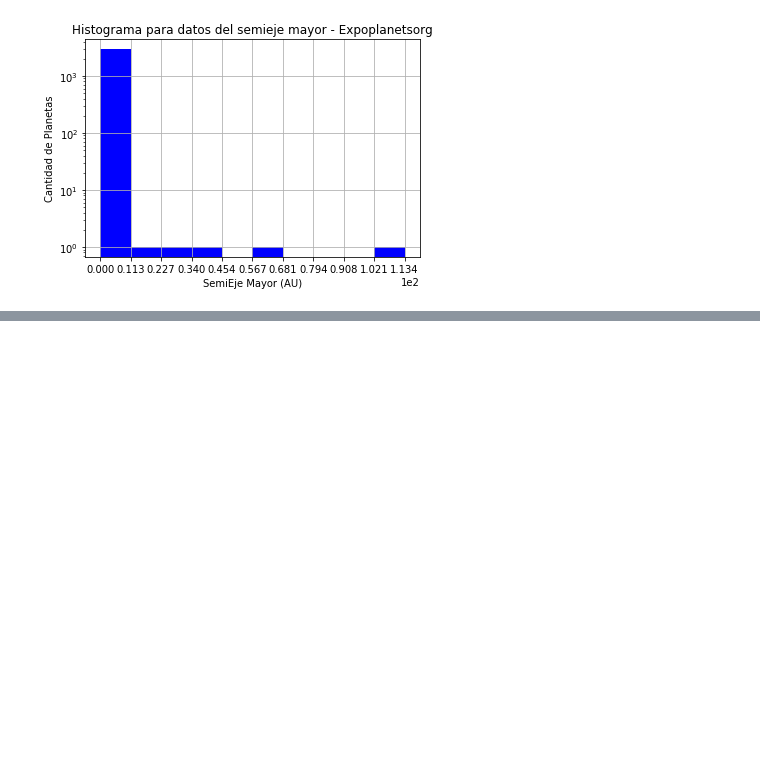
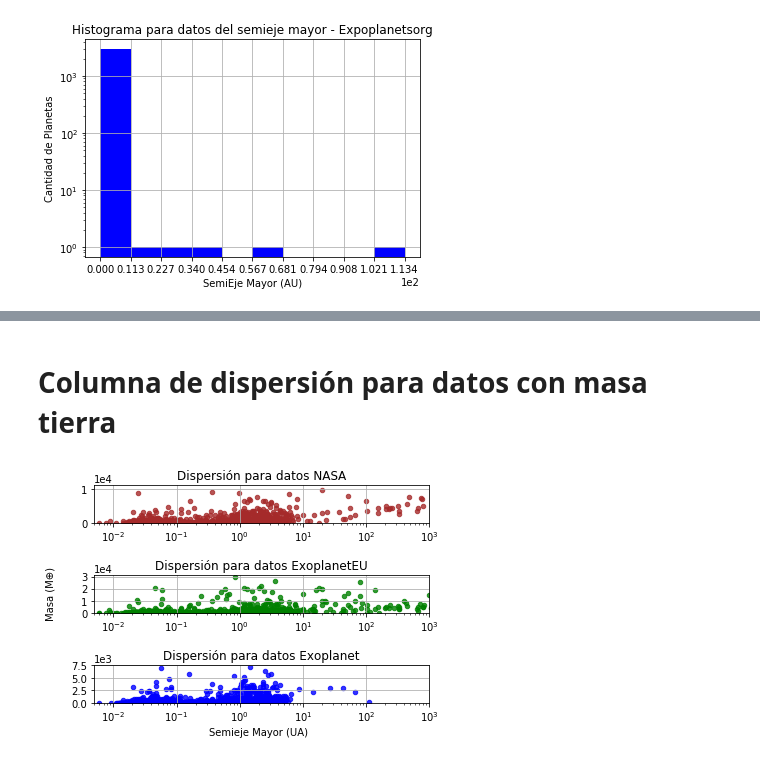
Before and after one commit to anmsuarezma/ExoplanetasPython, a Jupyter notebook: Tarea1.ipynb, the cells around one changed output, grey strips where cells are left out. Drawn from its saved outputs; the diff is of its cells as text; code cells hidden in the pictures; blank space fills up the shorter version.

```diff
--- a/Tarea1.ipynb
+++ b/Tarea1.ipynb
@@ -319,0 +359,41 @@ plt.show()
+# %% [markdown]
+# Columna de dispersión para datos con masa tierra
+# %%
+plt.subplot(5, 1, 1)
+plt.scatter(x=MajorAxisNASA, y=MassNASAEarth, marker='o',s=20, color='brown', alpha=0.8, label='NASA')
+plt.xscale('log')
+plt.xlim(0.005,1000)
+plt.ylim(-0.0001,11000)
+plt.title('Dispersión para datos NASA')
+plt.ticklabel_format(style='sci', axis='y', scilimits=(0,0))
+plt.grid()
+
+
+plt.subplot(5, 1, 3)
+plt.scatter(x=MajorAxisEXO, y=MassEXOEarth, marker='o', color='green',s=20, alpha=0.8, label='ExoplanetEU')
+plt.xscale('log')
+plt.xlim(0.005,1000)
+plt.ylim(0.0001,31000)
+plt.title('Dispersión para datos ExoplanetEU')
+plt.ticklabel_format(style='sci', axis='y', scilimits=(0,0))
+plt.grid()
+
+
+plt.subplot(5, 1, 5)
+plt.scatter(x=MajorAxisEXP, y=MassEXPOEarth, marker='o', color='blue',s=20, alpha=0.8, label='Exoplanet')
+plt.xscale('log')
+plt.xlim(0.005,1000)
+plt.ylim(0.0001,7500)
+plt.title('Dispersión para datos Exoplanet')
+plt.ticklabel_format(style='sci', axis='y', scilimits=(0,0))
+plt.grid()
+
+
+plt.text(2, -5800, 'Semieje Mayor (UA)', ha='center', va='center')
+plt.text(0.001, 22000, 'Masa (M⊕)', ha='center', va='center', rotation='vertical')
+#plt.savefig('name.pdf')
+
+
+plt.show()
+# %% [output]
+[figure, added]
```
Also changed, not shown: parts of 3 cells of this notebook.
